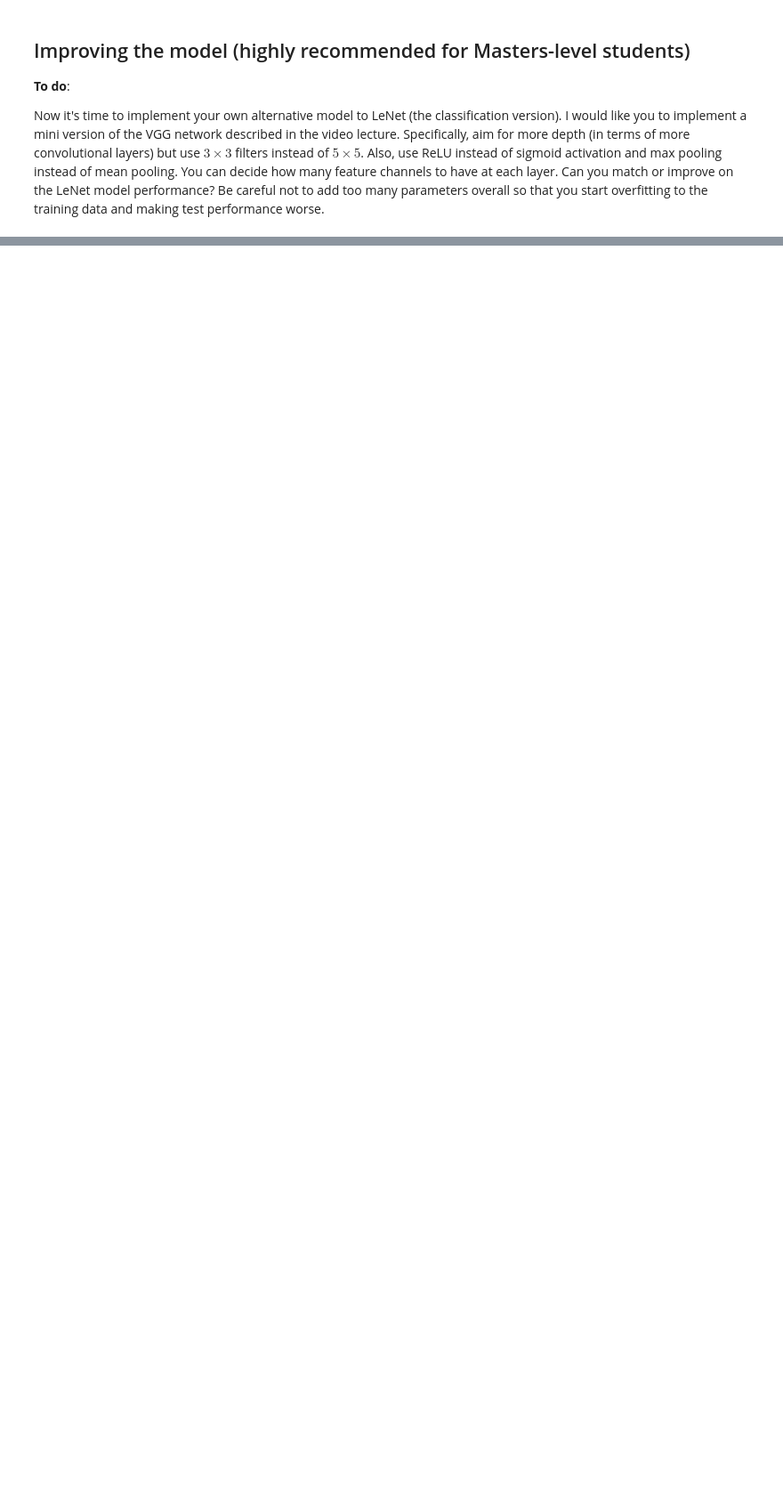
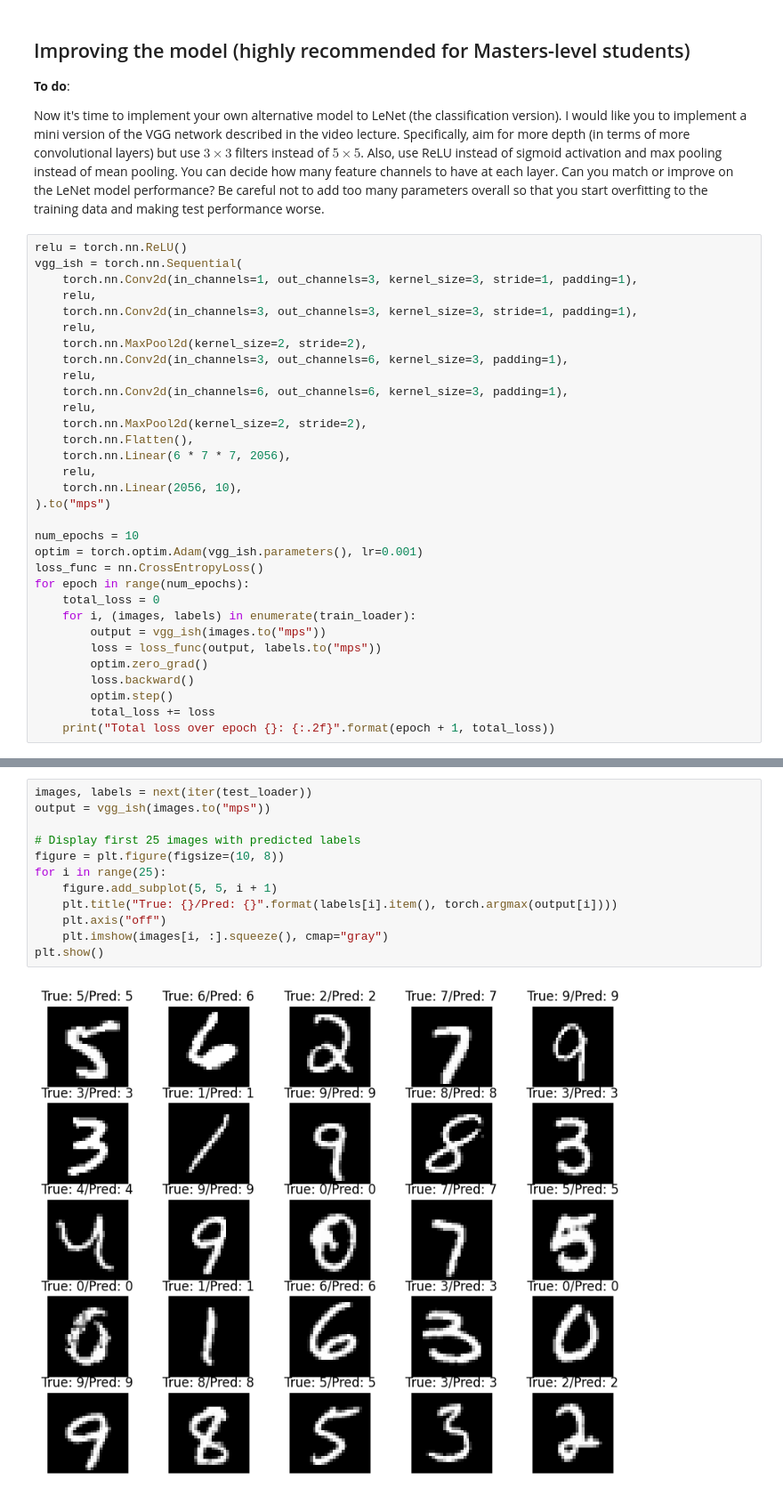
Before and after one commit to dont-text-me/INT3-work, a Jupyter notebook: week-8/PADL_Week8.ipynb, the cells around one changed output, grey strips where cells are left out. Shown: that part at 89% size. Saved outputs shown, nothing was run; the diff lists cells and outputs as text; blank space fills up the shorter version.

```diff
--- a/week-8/PADL_Week8.ipynb
+++ b/week-8/PADL_Week8.ipynb
@@ -297,3 +308,35 @@ plt.show()
 **To do**:
 
 Now it's time to implement your own alternative model to LeNet (the classification version). I would like you to implement a mini version of the VGG network described in the video lecture. Specifically, aim for more depth (in terms of more convolutional layers) but use $3\times 3$ filters instead of $5\times 5$. Also, use ReLU instead of sigmoid activation and max pooling instead of mean pooling. You can decide how many feature channels to have at each layer. Can you match or improve on the LeNet model performance? Be careful not to add too many parameters overall so that you start overfitting to the training data and making test performance worse.
+# %%
+relu = torch.nn.ReLU()
+vgg_ish = torch.nn.Sequential(
+    torch.nn.Conv2d(in_channels=1, out_channels=3, kernel_size=3, stride=1, padding=1),
+    relu,
+    torch.nn.Conv2d(in_channels=3, out_channels=3, kernel_size=3, stride=1, padding=1),
+    relu,
+    torch.nn.MaxPool2d(kernel_size=2, stride=2),
+    torch.nn.Conv2d(in_channels=3, out_channels=6, kernel_size=3, padding=1),
+    relu,
+    torch.nn.Conv2d(in_channels=6, out_channels=6, kernel_size=3, padding=1),
+    relu,
+    torch.nn.MaxPool2d(kernel_size=2, stride=2),
+    torch.nn.Flatten(),
+    torch.nn.Linear(6 * 7 * 7, 2056),
+    relu,
+    torch.nn.Linear(2056, 10),
+).to("mps")
+
+num_epochs = 10
+optim = torch.optim.Adam(vgg_ish.parameters(), lr=0.001)
+loss_func = nn.CrossEntropyLoss()
+for epoch in range(num_epochs):
+    total_loss = 0
+    for i, (images, labels) in enumerate(train_loader):
+        output = vgg_ish(images.to("mps"))
+        loss = loss_func(output, labels.to("mps"))
+        optim.zero_grad()
+        loss.backward()
+        optim.step()
+        total_loss += loss
+    print("Total loss over epoch {}: {:.2f}".format(epoch + 1, total_loss))
@@ -299,0 +354,14 @@ Now it's time to implement your own alternative model to LeNet (the classificati
+# %%
+images, labels = next(iter(test_loader))
+output = vgg_ish(images.to("mps"))
+
+# Display first 25 images with predicted labels
+figure = plt.figure(figsize=(10, 8))
+for i in range(25):
+    figure.add_subplot(5, 5, i + 1)
+    plt.title("True: {}/Pred: {}".format(labels[i].item(), torch.argmax(output[i])))
+    plt.axis("off")
+    plt.imshow(images[i, :].squeeze(), cmap="gray")
+plt.show()
+# %% [output]
+[figure, added]
```
Also changed, not shown: parts of 11 cells of this notebook.
